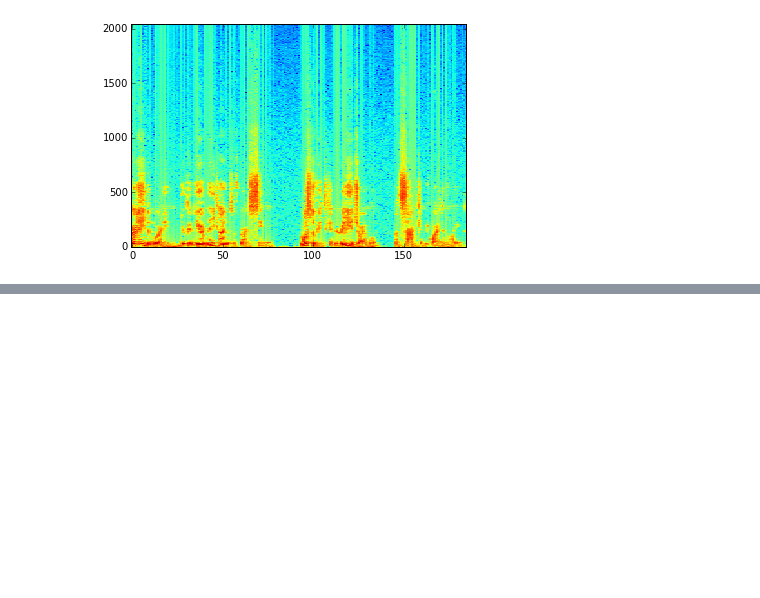
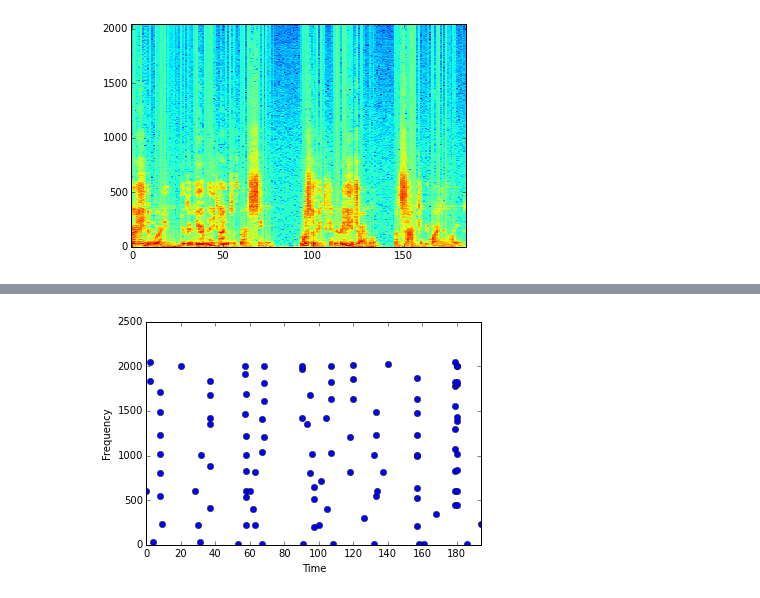
Before and after one commit to yeehanchan/SignalProcessing, a Jupyter notebook: HW2/HW2.ipynb, the cells around one changed output, grey strips where cells are left out. Saved outputs shown, nothing was run; the diff lists cells and outputs as text; code cells hidden in the pictures; blank space fills up the shorter version.

```diff
--- a/HW2/HW2.ipynb
+++ b/HW2/HW2.ipynb
@@ -114,0 +156,4 @@ hashtable1 = hash_table(40,2000,10,peaks1)
+# %%
+plot_peaks(peaks4,0,0)
+# %% [output]
+[figure, added]
```
Also changed, not shown: parts of 29 cells of this notebook, 12 other files.
